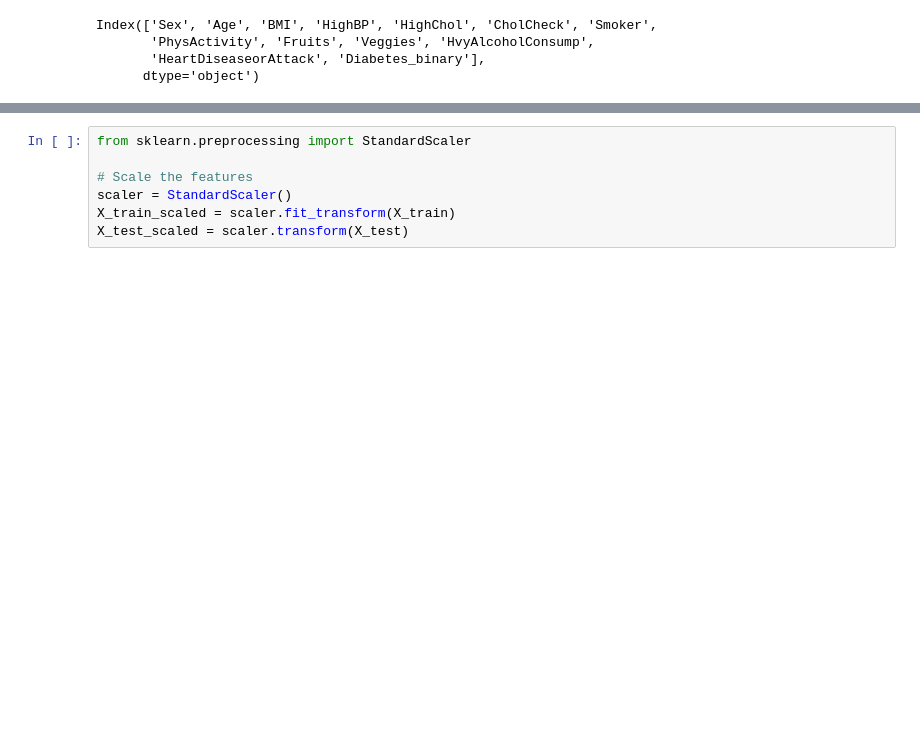
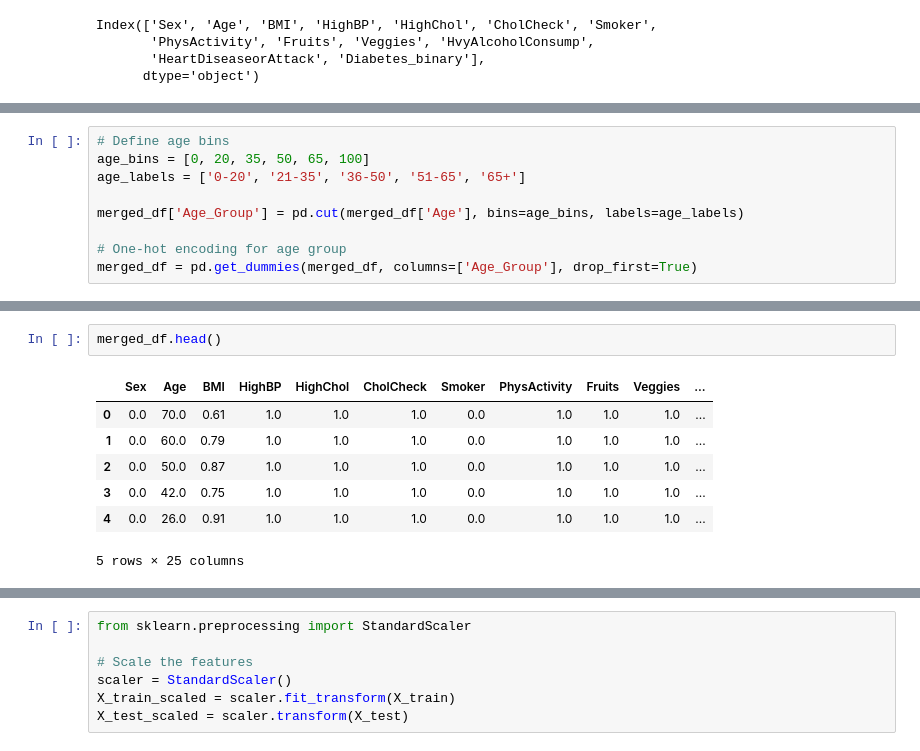
Before and after one commit to McNoblesse/Turbomedics-Diabetes, a Jupyter notebook: Diabetes_Combine.ipynb, the cells around one changed output, grey strips where cells are left out. Cells and saved outputs as stored; diff of their text form; blank space fills up the shorter version.

```diff
--- a/Diabetes_Combine.ipynb
+++ b/Diabetes_Combine.ipynb
@@ -452,0 +485,9 @@ Index(['Sex', 'Age', 'BMI', 'HighBP', 'HighChol', 'CholCheck', 'Smoker',
+# %%
+# Define age bins
+age_bins = [0, 20, 35, 50, 65, 100]
+age_labels = ['0-20', '21-35', '36-50', '51-65', '65+']
+
+merged_df['Age_Group'] = pd.cut(merged_df['Age'], bins=age_bins, labels=age_labels)
+
+# One-hot encoding for age group
+merged_df = pd.get_dummies(merged_df, columns=['Age_Group'], drop_first=True)
@@ -452,0 +507,10 @@ Index(['Sex', 'Age', 'BMI', 'HighBP', 'HighChol', 'CholCheck', 'Smoker',
+# %%
+merged_df.head()
+# %% [output]
+|  | Sex | Age | BMI | HighBP | HighChol | CholCheck | Smoker | PhysActivity | Fruits | Veggies | ... |
+| 0 | 0.0 | 70.0 | 0.61 | 1.0 | 1.0 | 1.0 | 0.0 | 1.0 | 1.0 | 1.0 | ... |
+| 1 | 0.0 | 60.0 | 0.79 | 1.0 | 1.0 | 1.0 | 0.0 | 1.0 | 1.0 | 1.0 | ... |
+| 2 | 0.0 | 50.0 | 0.87 | 1.0 | 1.0 | 1.0 | 0.0 | 1.0 | 1.0 | 1.0 | ... |
+| 3 | 0.0 | 42.0 | 0.75 | 1.0 | 1.0 | 1.0 | 0.0 | 1.0 | 1.0 | 1.0 | ... |
+| 4 | 0.0 | 26.0 | 0.91 | 1.0 | 1.0 | 1.0 | 0.0 | 1.0 | 1.0 | 1.0 | ... |
+5 rows × 25 columns
```
Also changed, not shown: parts of 37 cells of this notebook.
